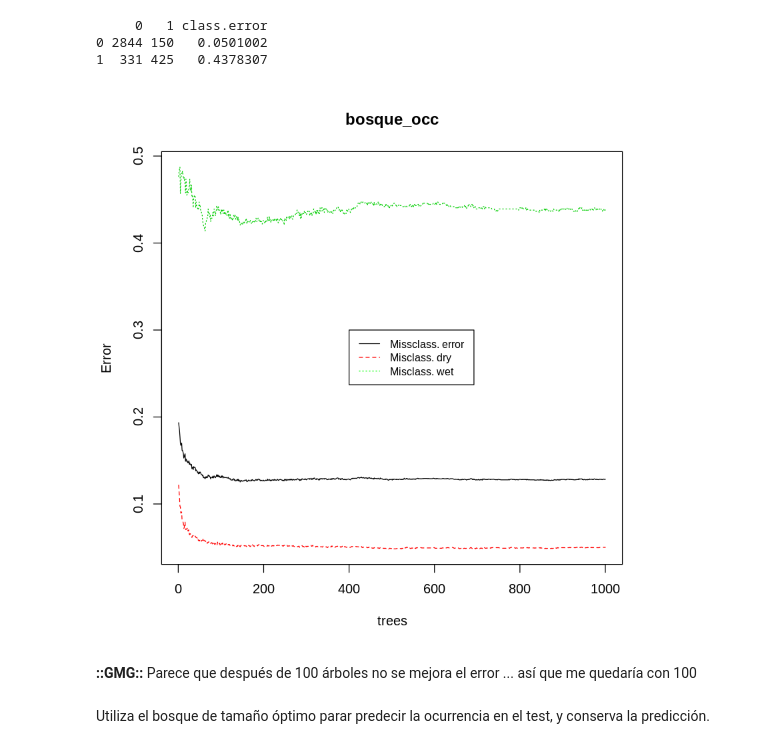
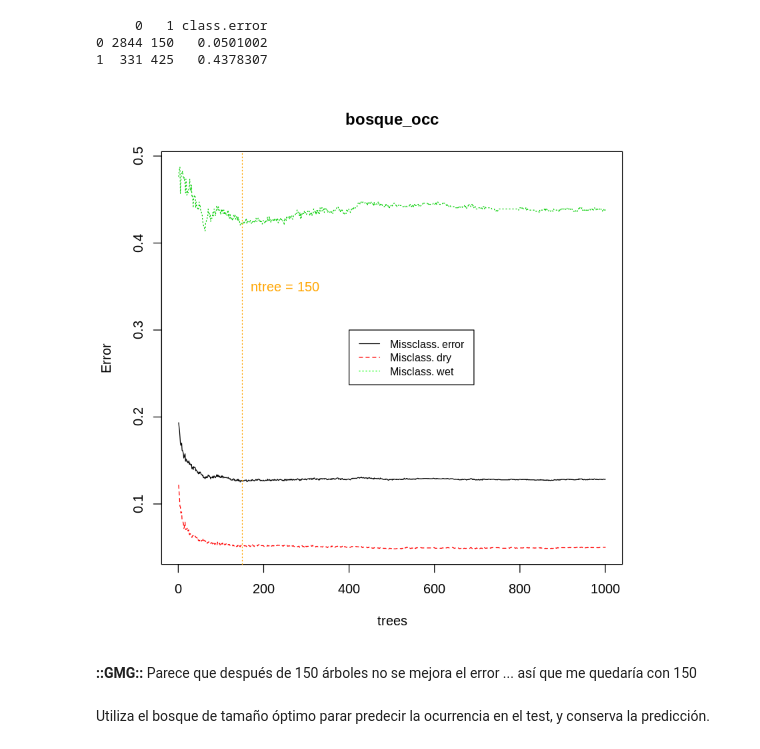
Before and after one commit to yerartdev/uc-m1966-datamining, a Jupyter notebook: d3/S17-T03_LAB_IntercomparisonTechniques.ipynb, the cells around one changed output. Cells and saved outputs as stored; diff of their text form; code cells hidden in the pictures.

Commit message:
m1966 - práctica entregable de repaso (S17-T03): punto 1: random forest regresión, dataset intensidad y solo lluvia, árbol ntree óptimo, falta predicción, validación y conclusiones

```diff
--- a/d3/S17-T03_LAB_IntercomparisonTechniques.ipynb
+++ b/d3/S17-T03_LAB_IntercomparisonTechniques.ipynb
@@ -935,14 +937,16 @@ print(bosque_occ$confusion)
 # %%
 #::GMG::Gráfica OOB
 #::nota::supongo que la curva roja es la clase '0' y la verde la clase '1'
 #        y la negra es el misclassification error rate total
 plot (bosque_occ)
 legend(400, 0.3, legend=c("Missclass. error", "Misclass. dry", "Misclass. wet"),
        col=c("black","red", "green"), lty=1:3, cex=0.8)
+abline(v = 150, lty = 3, col = 'orange')
+text(250,0.35,'ntree = 150', col='orange')
 # %% [output]
-[figure, old version]
+[figure, new version]
 # %% [markdown]
-**::GMG::** Parece que después de 100 árboles no se mejora el error ... así que me quedaría con 100
+**::GMG::** Parece que después de 150 árboles no se mejora el error ... así que me quedaría con 150
 # %% [markdown]
 Utiliza el bosque de tamaño óptimo parar predecir la ocurrencia en el test, y conserva la predicción.
 # %%
```
Also changed, not shown: parts of 32 cells of this notebook.
